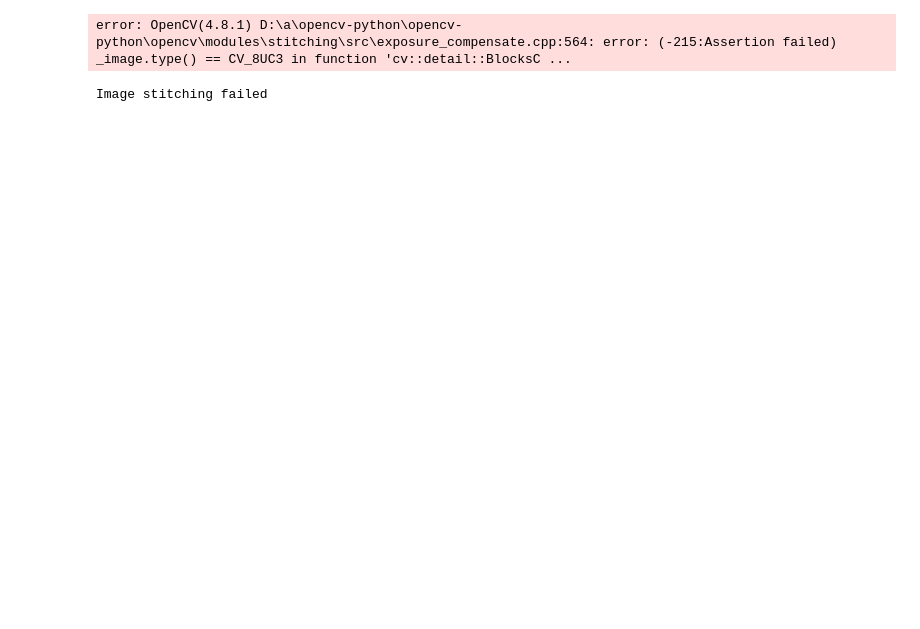
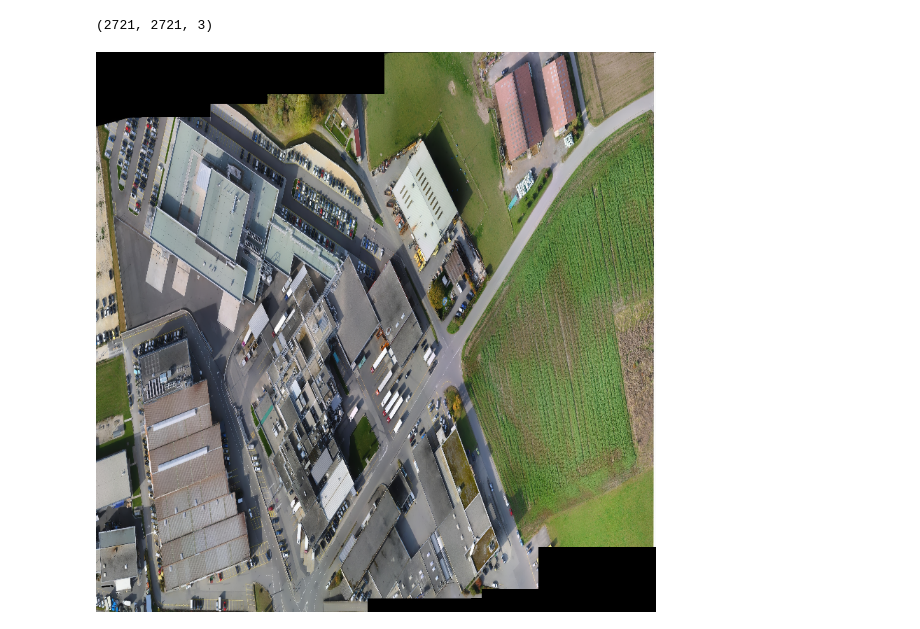
Before and after one commit to Rahafzsh/ComputerVisionTasks, a Jupyter notebook: Lab2/CVLab2.ipynb, the cells around one changed output. Cells and saved outputs as stored; diff of their text form; code cells hidden in the pictures; blank space fills up the shorter version.

```diff
--- a/Lab2/CVLab2.ipynb
+++ b/Lab2/CVLab2.ipynb
@@ -35,5 +59,9 @@ def stitch_and_resize(images, output_width):
 # %%
-img1 = cv2.imread('1.jpg')
-img2 = cv2.imread('2.jpg')
-img3 = cv2.imread('3.jpg')
-img4 = cv2.imread('4.jpg')
+img1 = cv2.imread('/content/drive/MyDrive/GitHub Stuff/ComputerVisionTasks/Lab2/StinchingImages/1.jpg', cv2.IMREAD_UNCHANGED)
+img2 = cv2.imread('/content/drive/MyDrive/GitHub Stuff/ComputerVisionTasks/Lab2/StinchingImages/2.jpg')
+img3 = cv2.imread('/content/drive/MyDrive/GitHub Stuff/ComputerVisionTasks/Lab2/StinchingImages/3.jpg')
+img4 = cv2.imread('/content/drive/MyDrive/GitHub Stuff/ComputerVisionTasks/Lab2/StinchingImages/4.jpg')
+# %%
+img1.shape
+# %% [output]
+(2721, 2721, 3)
@@ -40,23 +70,31 @@ img4 = cv2.imread('4.jpg')
+# %%
+status, stitched_images = stitcher.stitch([img1,img2,img3,img4])
+
+sizes=(800,800)
+resized_images=cv2.resize(stitched_images,sizes)
+# %%
+from google.colab.patches import cv2_imshow
+# for i in resized_images:
+#   cv2_imshow(i)
+cv2_imshow(resized_images)
+# %% [output]
+[figure, added]
 # %%
-# Set the desired width for the output image
-output_width = 800
+# # Set the desired width for the output image
+# output_width = 800
 
-result = stitch_and_resize([img1,img2,img3,img4], output_width)
+# result = stitch_and_resize([img1,img2,img3,img4], output_width)
 
-if result is not None:
-    cv2.imshow('Stitched and Resized Image', result)
-    cv2.waitKey(0)
-    cv2.destroyAllWindows()
+# if result is not None:
+#     cv2.imshow('Stitched and Resized Image', result)
+#     cv2.waitKey(0)
+#     cv2.destroyAllWindows()
-# %% [output]
-error: OpenCV(4.8.1) D:\a\opencv-python\opencv-python\opencv\modules\stitching\src\exposure_compensate.cpp:564: error: (-215:Assertion failed) _image.type() == CV_8UC3 in function 'cv::detail::BlocksC ...
 # %%
-status, stitched_image = stitcher.stitch(images)
-if status == cv2.Stitcher_OK:
-    # Display the stitched image
-    cv2.imshow('Stitched Image', stitched_image)
-    cv2.waitKey(0)
-    cv2.destroyAllWindows()
-else:
-    print('Image stitching failed')
+# status, stitched_image = stitcher.stitch(images)
+# if status == cv2.Stitcher_OK:
+#     # Display the stitched image
+#     cv2.imshow('Stitched Image', stitched_image)
+#     cv2.waitKey(0)
+#     cv2.destroyAllWindows()
+# else:
+#     print('Image stitching failed')
-# %% [output]
-Image stitching failed
```
Also changed, not shown: parts of 10 cells of this notebook.
